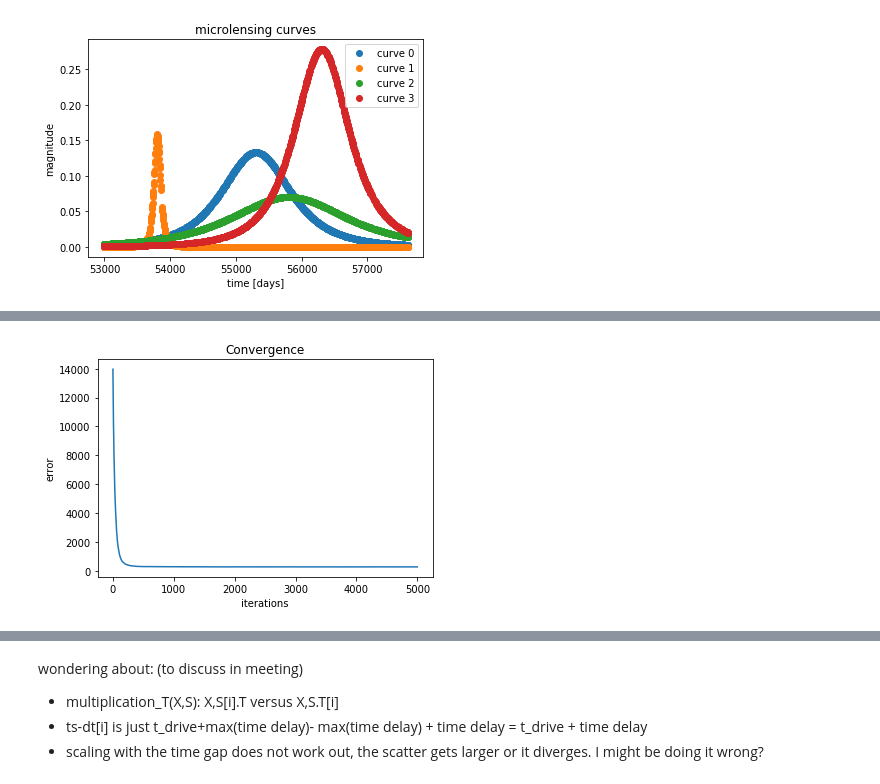
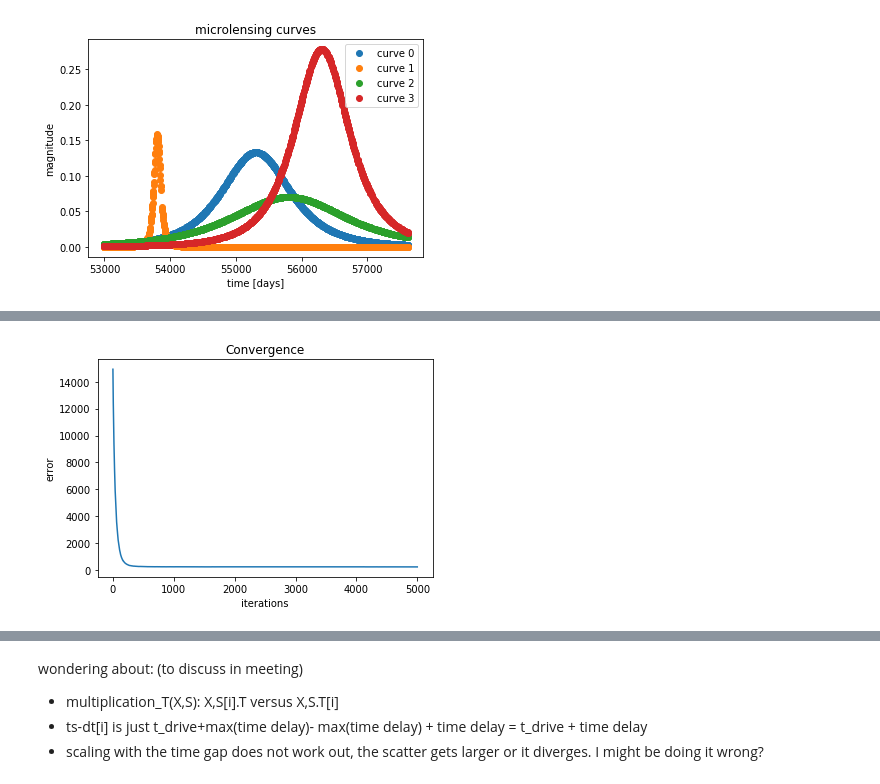
Before and after one commit to herjy/Quasar_lensing, a Jupyter notebook: simulation_interpolation/microlensing.ipynb, the cells around one changed output, grey strips where cells are left out. Drawn from its saved outputs; the diff is of its cells as text; code cells hidden in the pictures.

```diff
--- a/simulation_interpolation/microlensing.ipynb
+++ b/simulation_interpolation/microlensing.ipynb
@@ -167,35 +167,35 @@ while (R[-1] > epsilon) and (
     sign = np.sign(S_var[np.abs(S_var) >2*max_var])
     loc = np.where(np.abs(S_var) >2*max_var)
     X[loc] = X[loc] - 2*max_var*sign
 
 
     M = np.concatenate([M0[np.newaxis,:], M1[np.newaxis,:],M2[np.newaxis,:],M3[np.newaxis,:]])
 
     for i in range(4):
-        M_new[i] = M[i] + mu*np.dot(A[0].T, Y[0] - A[0] @ X- A[0] @ M[i])
+        M_new[i] = M[i] + mu*np.dot(A[i].T, Y[i] - A[i] @ X- A[i] @ M[i])
         M[i] = M_new[i].copy()
 
 
         S_var_M[i] = ((M[i])[:-1]-(M[i])[1:])#/((tk[:-1]-tk[1:]))
         sign = np.sign(S_var_M[i][np.abs(S_var_M[i]) >5*max_var])
         loc = np.where(np.abs(S_var_M[i]) >5*max_var)
         M[i][loc] = M[i][loc] - 3*max_var*sign
 
         M[i][M[i]<0] = 0
 
 
 
     R.append(residuals(Y,A,X,M))   #(np.sum((Y - A @ X- A@M) ** 2.))
     count += 1
 
 
 plt.title('Convergence')
 plt.plot(np.array(R[1:]))
 plt.xlabel('iterations')
 plt.ylabel('error')
 plt.show()
 # %% [output]
-[figure, old version]
+[figure, new version]
 # %%
 %matplotlib inline
 cut = np.logical_and(X < np.max(Y), X > np.min(Y))
```
Also changed, not shown: parts of 2 cells of this notebook, 5 other files.
